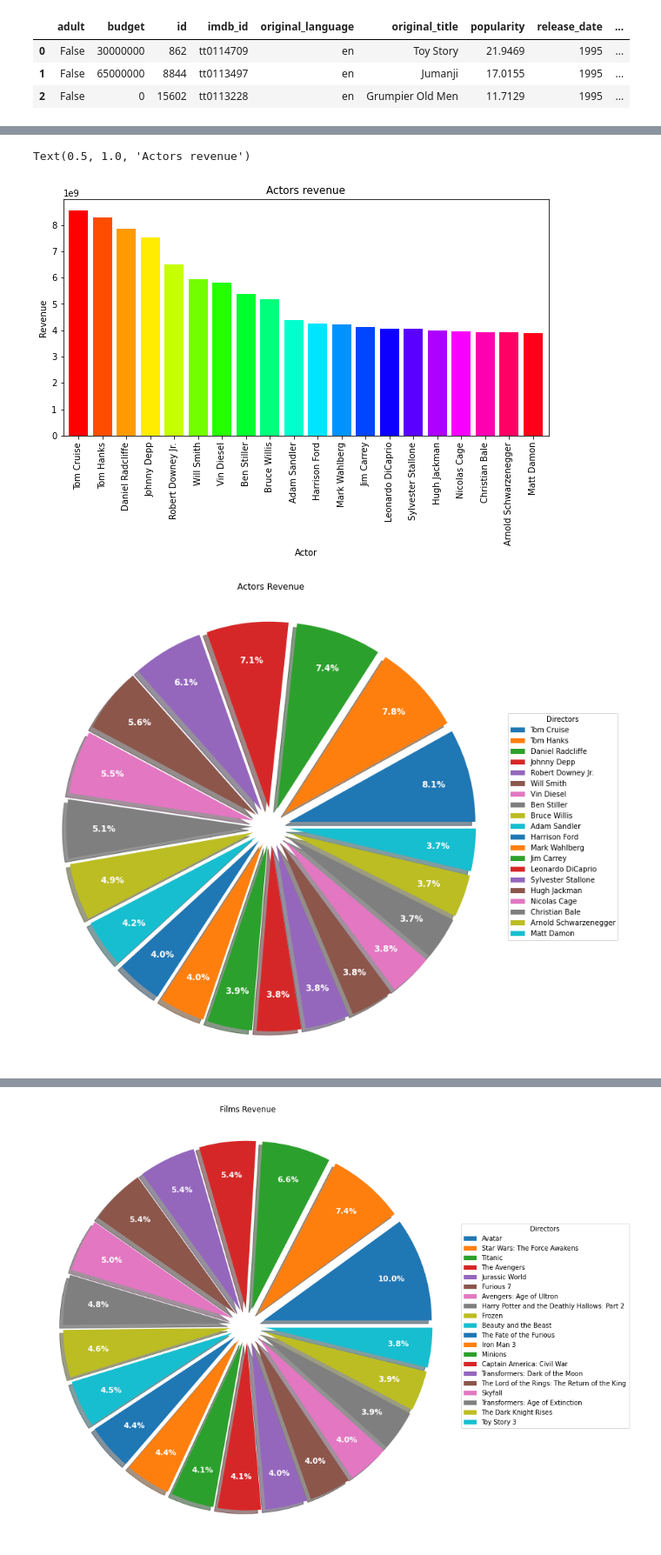
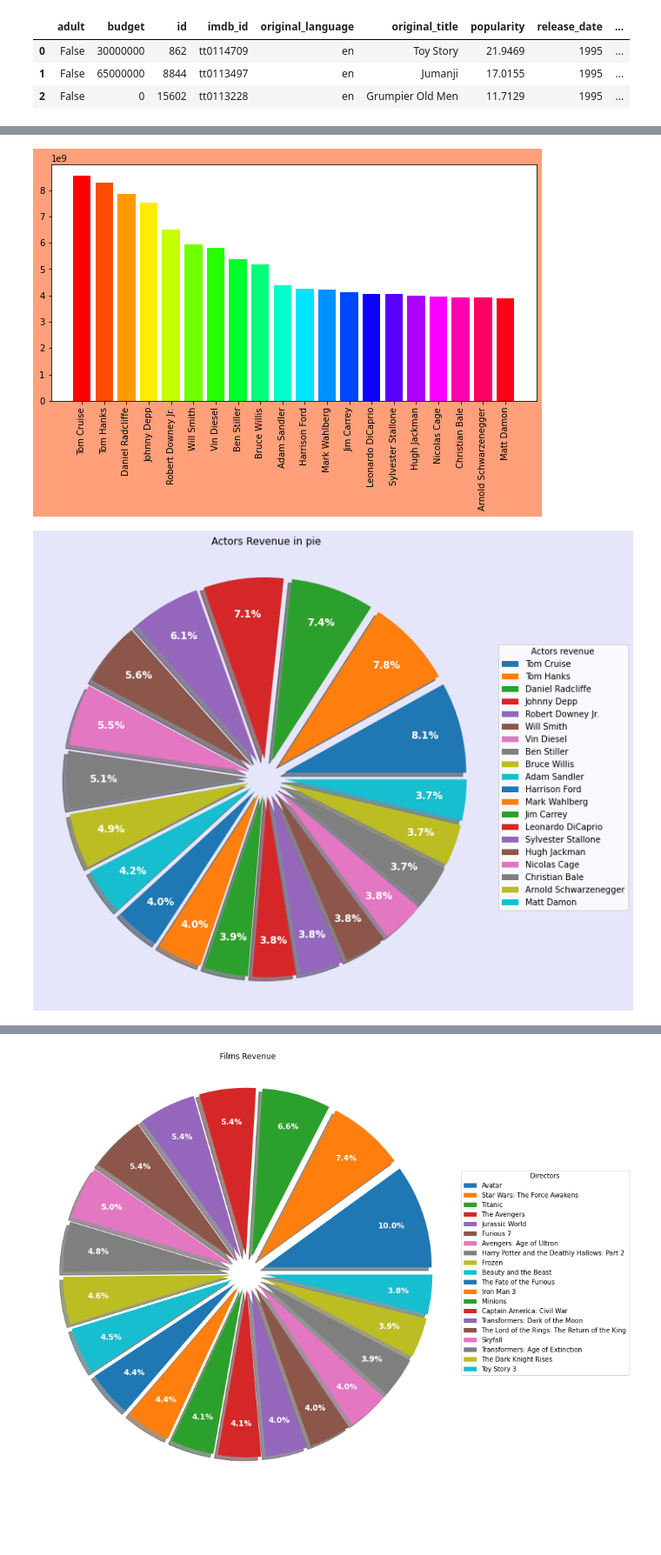
Before and after one commit to andresparraguirado/Prediccion_de_ingresos_y_sistema_de_recomendacion_basado_en_contenido, a Jupyter notebook: Movies.ipynb, the cells around one changed output, grey strips where cells are left out. Shown at 87% size. Cells and saved outputs as stored; diff of their text form; code cells hidden in the pictures; blank space fills up the shorter version.

```diff
--- a/Movies.ipynb
+++ b/Movies.ipynb
@@ -422,29 +424,35 @@ Dataset = pd.merge(left=Dataset, how = "left", right=Director_ratio[['id', 'dire
 revenue_actor = Dataset.groupby("actor")["revenue"].sum().sort_values(ascending = False)
 y = np.arange(0,20)
 colors = cm.hsv(y / float(max(y)))
-plt.figure(figsize = (10, 5))
-revenue_actor[0:20].plot.bar(color = colors , width = 0.8)
-plt.xlabel('Actor')
-plt.ylabel('Revenue')
-plt.title('Actors revenue')
-# %% [output]
-Text(0.5, 1.0, 'Actors revenue')
-[figure, removed]
 # %%
-fig, ax = plt.subplots(figsize=(12, 12))
-wedges, texts, autotexts = ax.pie(revenue_actor[0:20], autopct='%1.1f%%', pctdistance=0.8,
+fig1 = plt.figure()
+ax1 = plt.axes()
+fig1.set_size_inches(10,5)
+fig1.set_facecolor('LightSalmon')
+ax1.bar(revenue_actor[0:20].index, revenue_actor[0:20], color=colors)
+ax1.set_xticks(revenue_actor[0:20].index)
+ax1.set_xticklabels(revenue_actor[0:20].index, rotation=90)
+
+fig2 = plt.figure()
+ax2 = plt.axes()
+fig2.set_size_inches(15,10)
+fig2.set_facecolor('Lavender')
+wedges, texts, autotexts = ax2.pie(revenue_actor[0:20], autopct='%1.1f%%', pctdistance=0.8,
                                   textprops=dict(color="w"), explode=np.repeat(0.1, 20), shadow= True)
 
-ax.legend(revenue_actor[0:20].index,
-          title="Directors",
+ax2.legend(revenue_actor[0:20].index,
+          title="Actors revenue",
           loc="center left",
-          bbox_to_anchor=(1, 0, 0.5, 1))
+          bbox_to_anchor=(1, 0, 0.5, 1),
+          facecolor='inherit' )
 
 plt.setp(autotexts, size=12, weight="bold")
 
-ax.set_title("Actors Revenue")
+ax2.set_title("Actors Revenue in pie")
+
 
 plt.show()
 # %% [output]
-[figure, old version]
+[figure, new version]
+[figure, added]
 # %%
```
Also changed, not shown: parts of 5 cells of this notebook.
